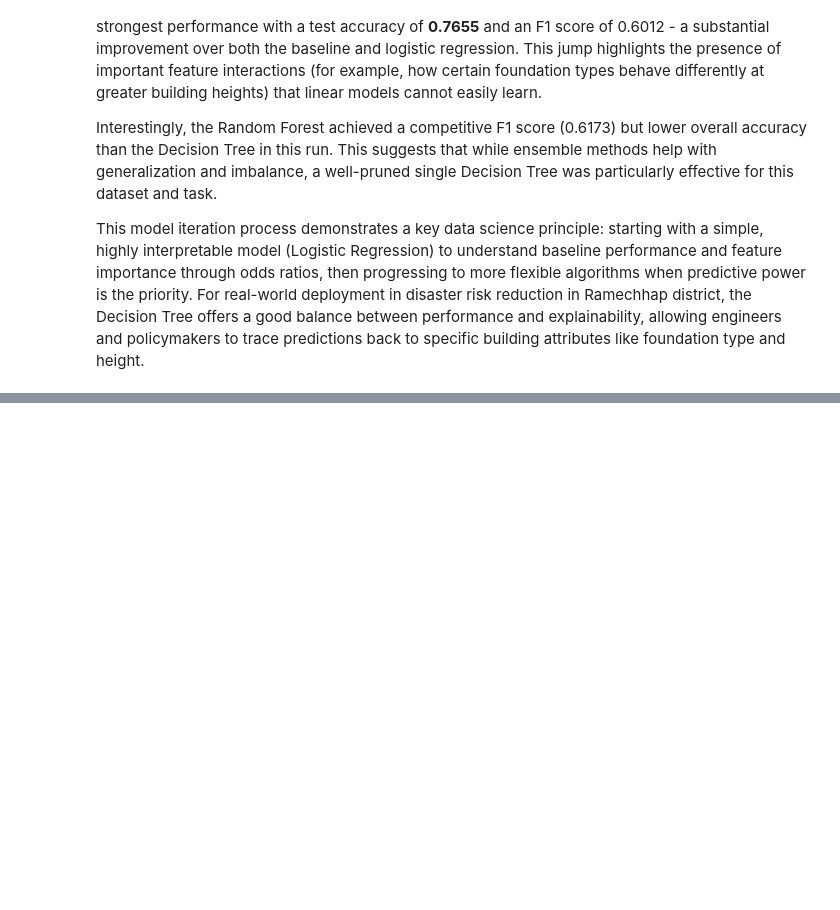
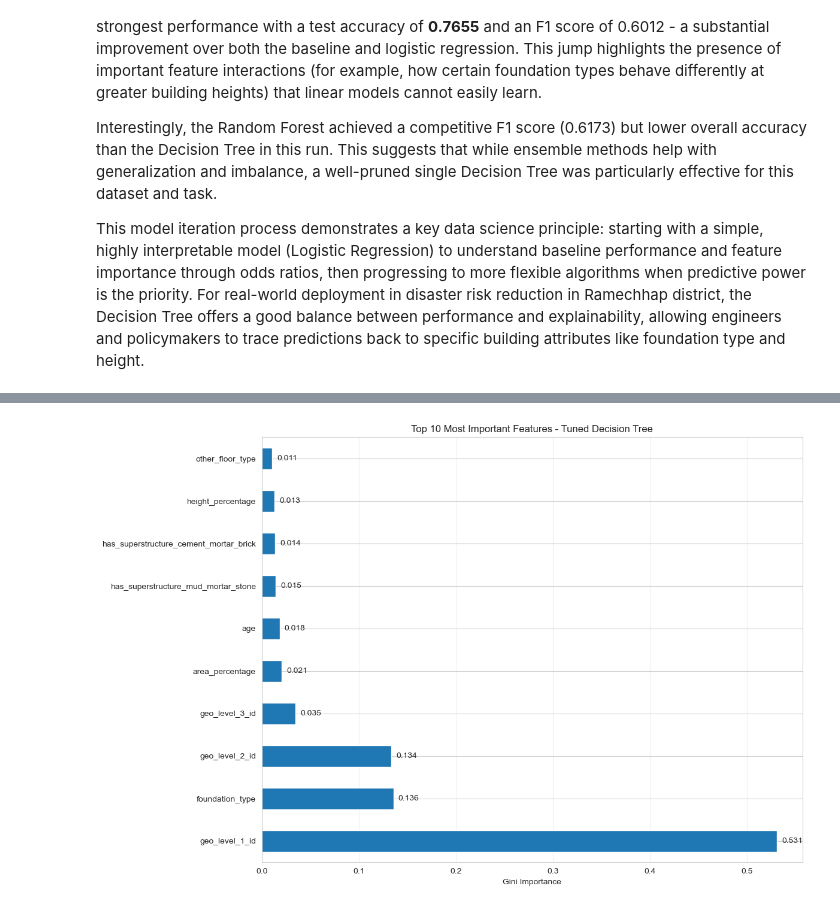
Before and after one commit to AJ-MH/Data-Science-Machine-Learning, a Jupyter notebook: nepal-earthquake-damage-prediction/nepal_earthquake_building_damage_prediction.ipynb, the cells around one changed output, grey strips where cells are left out. Cells and saved outputs as stored; diff of their text form; code cells hidden in the pictures; blank space fills up the shorter version.

```diff
--- a/nepal-earthquake-damage-prediction/nepal_earthquake_building_damage_prediction.ipynb
+++ b/nepal-earthquake-damage-prediction/nepal_earthquake_building_damage_prediction.ipynb
@@ -334,0 +433,18 @@ This model iteration process demonstrates a key data science principle: starting
+# %%
+# Feature importance for Decision Tree
+feat_imp = pd.Series(importances, index=features).sort_values(ascending=False)
+
+plt.figure(figsize=(12, 8))
+feat_imp.head(10).plot(kind="barh")
+plt.xlabel("Gini Importance")
+plt.title("Top 10 Most Important Features - Tuned Decision Tree")
+plt.grid(axis='x', alpha=0.3)
+
+# Add value labels
+for i, v in enumerate(feat_imp.head(10)):
+    plt.text(v + 0.005, i, f"{v:.3f}", va='center')
+
+plt.tight_layout()
+plt.show()
+# %% [output]
+[figure, added]
```
Also changed, not shown: parts of 17 cells of this notebook.
